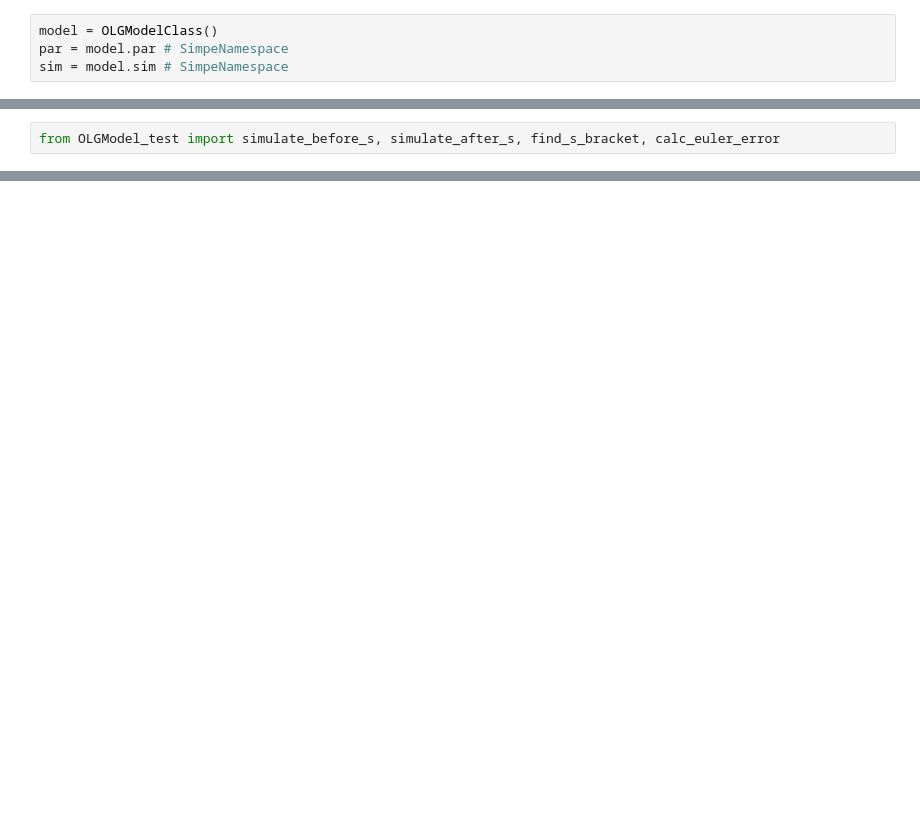
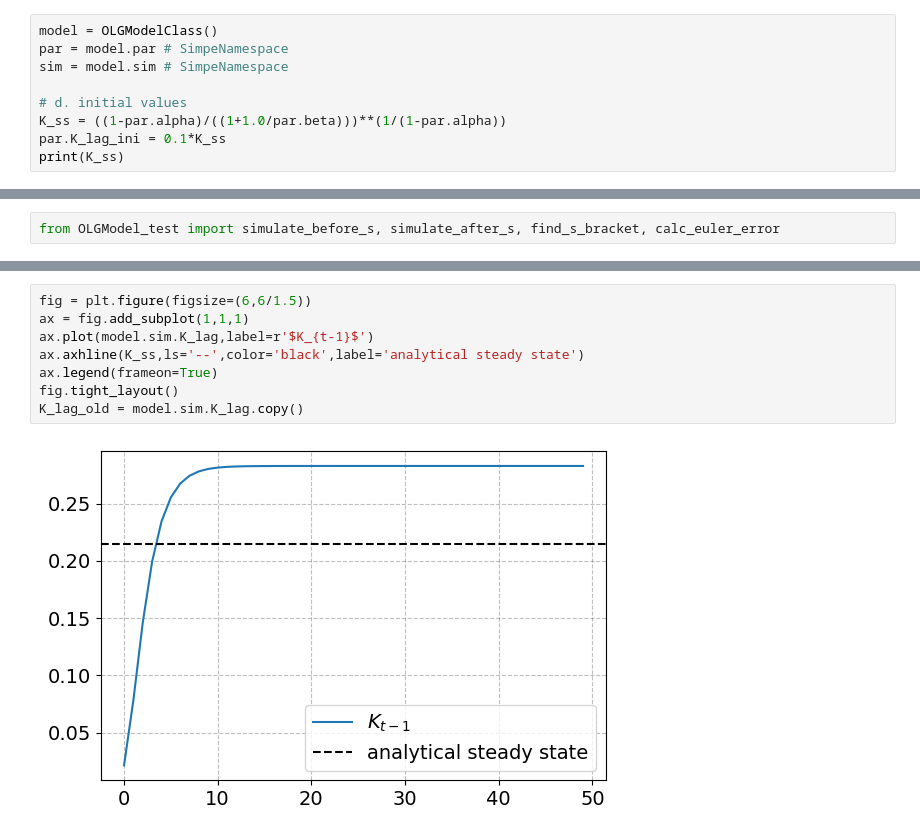
Before and after one commit to NumEconCopenhagen/projects-2024-agnete-og-andrea, a Jupyter notebook: modelproject/4 - OLG test/OLGtest.ipynb, the cells around one changed output, grey strips where cells are left out. Saved outputs shown, nothing was run; the diff lists cells and outputs as text; blank space fills up the shorter version.

```diff
--- a/modelproject/4 - OLG test/OLGtest.ipynb
+++ b/modelproject/4 - OLG test/OLGtest.ipynb
@@ -20,3 +19,8 @@ ModuleNotFoundError: No module named 'OLGModel_test'
 model = OLGModelClass()
 par = model.par # SimpeNamespace
 sim = model.sim # SimpeNamespace
+
+# d. initial values
+K_ss = ((1-par.alpha)/((1+1.0/par.beta)))**(1/(1-par.alpha))
+par.K_lag_ini = 0.1*K_ss
+print(K_ss)
@@ -44,0 +102,10 @@ print(f'euler-error = {LHS_Euler-RHS_Euler:.8f}')
+# %%
+fig = plt.figure(figsize=(6,6/1.5))
+ax = fig.add_subplot(1,1,1)
+ax.plot(model.sim.K_lag,label=r'$K_{t-1}$')
+ax.axhline(K_ss,ls='--',color='black',label='analytical steady state')
+ax.legend(frameon=True)
+fig.tight_layout()
+K_lag_old = model.sim.K_lag.copy()
+# %% [output]
+[figure, added]
```
Also changed, not shown: parts of 10 cells of this notebook, 2 other files.
